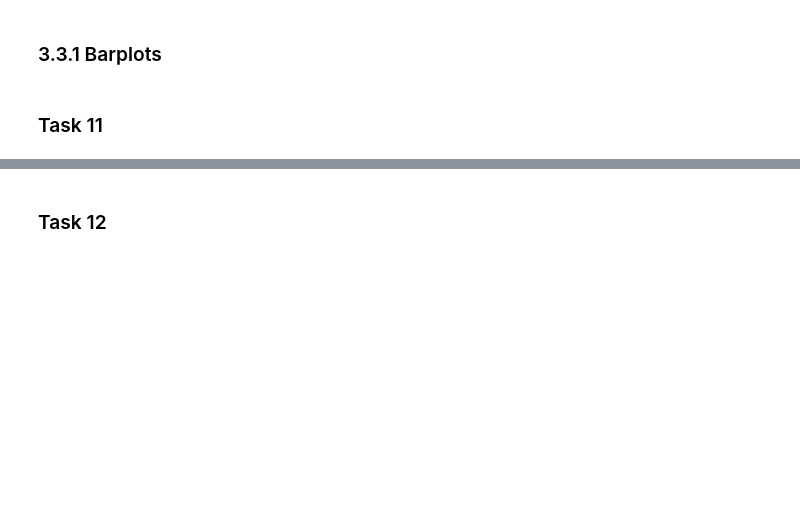
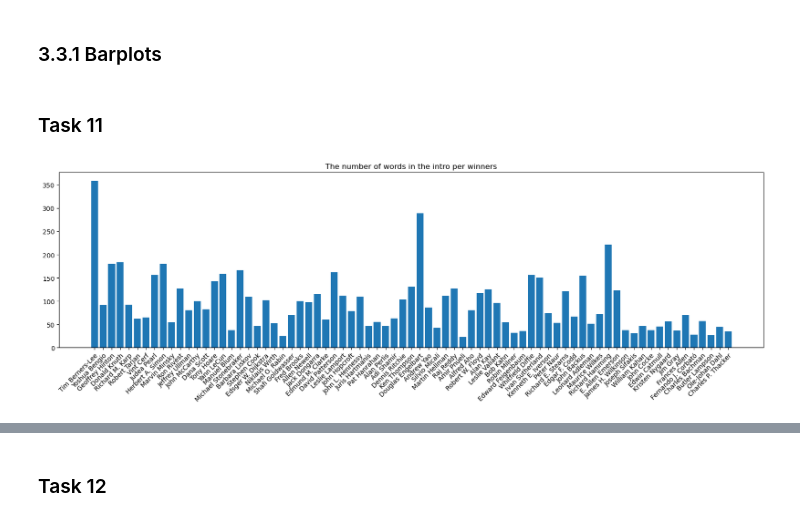
Before and after one commit to congrendai/CW2_for_computer_programing, a Jupyter notebook: CW2_A3.ipynb, the cells around one changed output, grey strips where cells are left out. Drawn from its saved outputs; the diff is of its cells as text; code cells hidden in the pictures; blank space fills up the shorter version.

```diff
--- a/CW2_A3.ipynb
+++ b/CW2_A3.ipynb
@@ -96,7 +96,8 @@ def get_award_winners_info(wikidata_ID):
 
     # Extract name
     try:
-        wikidata_name = wikidata_title_data["entities"][wikidata_ID]["sitelinks"]["enwiki"]["title"]
+        # Some names have brackets, so we split that part and take the name
+        wikidata_name = wikidata_title_data["entities"][wikidata_ID]["sitelinks"]["enwiki"]["title"].split(" (")[0]
     except KeyError:
         wikidata_name = None
 
@@ -445,3 +416,11 @@ print(winners_bigrams.most_common(15))
 ### 3.3.1 Barplots
 # %% [markdown]
 ### Task 11
+# %%
+plt.figure(figsize=(20, 5))
+plt.title("The number of words in the intro per winners")
+plt.bar(award_winners_intro["winner_name"], award_winners_intro["count_words"])
+plt.xticks(rotation = 45, ha = "right", rotation_mode='anchor')
+plt.show()
+# %% [output]
+[figure, added]
```
Also changed, not shown: parts of 12 cells of this notebook.
